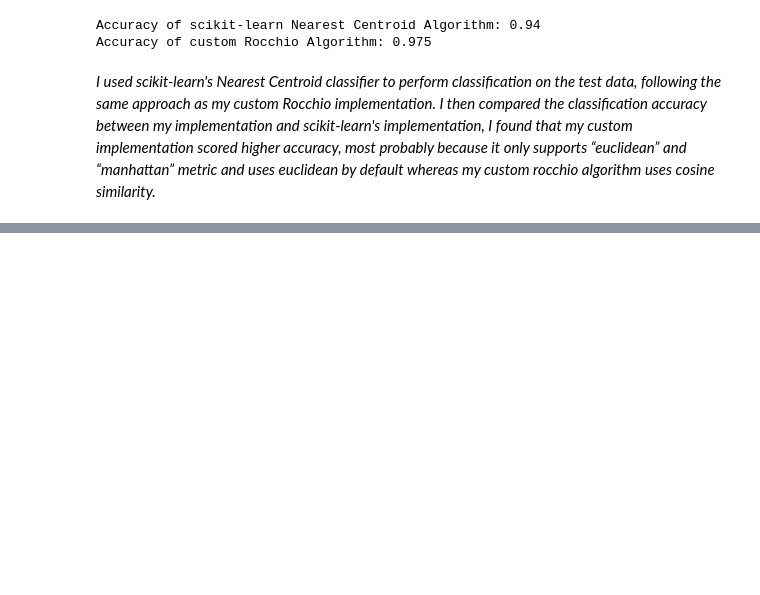
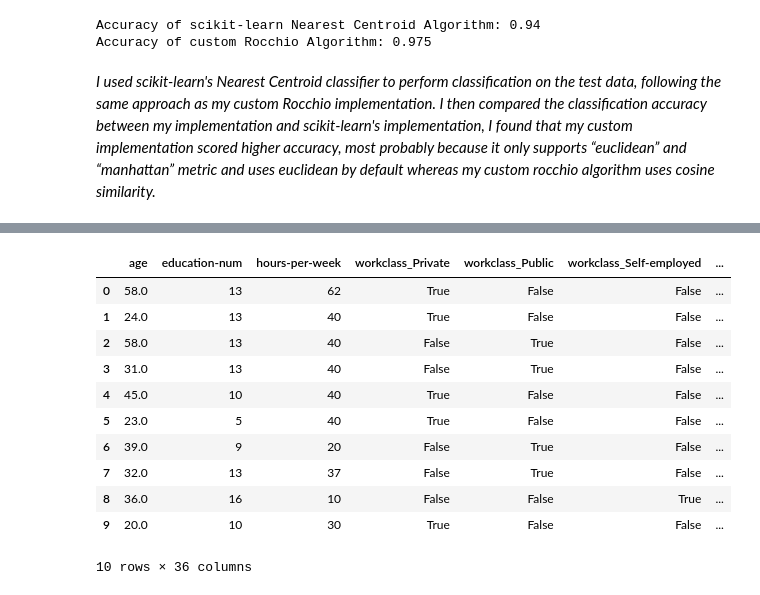
Before and after one commit to joneshshrestha/machine-learning-python, a Jupyter notebook: Document Classification/document-classification.ipynb, the cells around one changed output, grey strips where cells are left out. Saved outputs shown, nothing was run; the diff lists cells and outputs as text; code cells hidden in the pictures; blank space fills up the shorter version.

```diff
--- a/Document Classification/document-classification.ipynb
+++ b/Document Classification/document-classification.ipynb
@@ -467,0 +528,18 @@ _I used scikit-learn's Nearest Centroid classifier to perform classification on
+# %%
+# create dummy variables for workclass, marital-status, occupation, race, sex and income
+cat_cols = ['workclass', 'marital-status', 'occupation', 'race', 'sex', 'income']
+new_census_df = pd.get_dummies(census_df, columns=cat_cols)
+new_census_df.head(10)
+# %% [output]
+|  | age | education-num | hours-per-week | workclass_Private | workclass_Public | workclass_Self-employed | ... |
+| 0 | 58.0 | 13 | 62 | True | False | False | ... |
+| 1 | 24.0 | 13 | 40 | True | False | False | ... |
+| 2 | 58.0 | 13 | 40 | False | True | False | ... |
+| 3 | 31.0 | 13 | 40 | False | True | False | ... |
+| 4 | 45.0 | 10 | 40 | True | False | False | ... |
+| 5 | 23.0 | 5 | 40 | True | False | False | ... |
+| 6 | 39.0 | 9 | 20 | False | True | False | ... |
+| 7 | 32.0 | 13 | 37 | False | True | False | ... |
+| 8 | 36.0 | 16 | 10 | False | False | True | ... |
+| 9 | 20.0 | 10 | 30 | True | False | False | ... |
+10 rows × 36 columns
```
Also changed, not shown: parts of 17 cells of this notebook, 1 other file.
